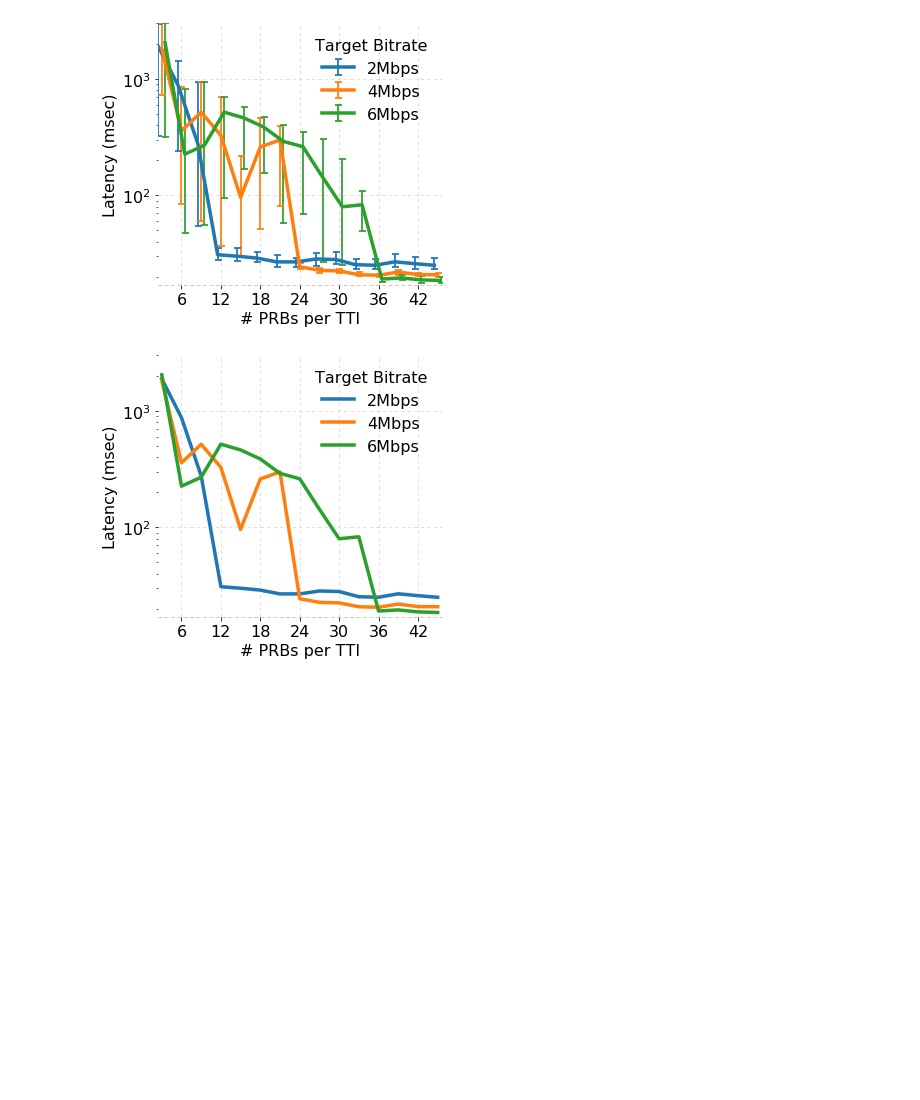
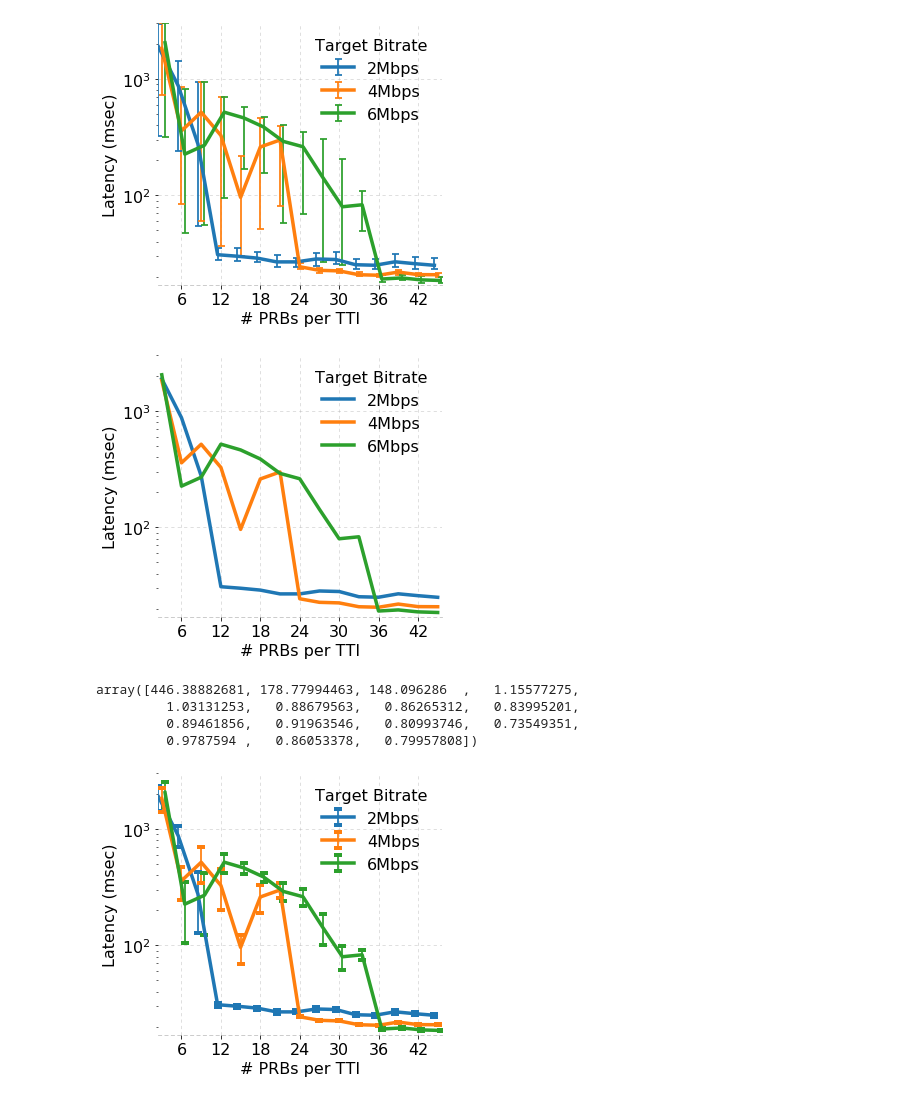
Before and after one commit to serhatarslan-hub/cell-order, a Jupyter notebook: analysis/cell-order-lat-eval-3.ipynb, the cells around one changed output. Saved outputs shown, nothing was run; the diff lists cells and outputs as text; code cells hidden in the pictures; blank space fills up the shorter version.

Commit message:
Shrink error bars for prb vs latency figure to std

```diff
--- a/analysis/cell-order-lat-eval-3.ipynb
+++ b/analysis/cell-order-lat-eval-3.ipynb
@@ -88,6 +88,7 @@ def filter_ue_sla_stats(ue_data, sid):
     ue_data[sid]['filtered_ts_sec'] = []
     ue_data[sid]['filtered_rtt_msec'] = []
     ue_data[sid]['filtered_rtt_margin_msec'] = []
+    ue_data[sid]['filtered_rtt_std_msec'] = []
     ue_data[sid]['filtered_mbps'] = []
     ue_data[sid]['raw_n_rbgs'] = np.array([])
     cur_n_rbg = 1
@@ -109,9 +110,11 @@ def filter_ue_sla_stats(ue_data, sid):
             rtt_mean = np.mean(sla_rtt_msec[lat_outlier_filter])
             ue_data[sid]['filtered_rtt_msec'].append(rtt_mean)
             ue_data[sid]['filtered_rtt_margin_msec'].append([rtt_mean - rtt_lower_limit, rtt_upper_limit - rtt_mean])
+            ue_data[sid]['filtered_rtt_std_msec'].append(np.std(sla_rtt_msec[lat_outlier_filter])/2)
         else:
             ue_data[sid]['filtered_rtt_msec'].append(np.median(sla_rtt_msec))
             ue_data[sid]['filtered_rtt_margin_msec'].append([0, 0])
+            ue_data[sid]['filtered_rtt_std_msec'].append(0)
 
         sla_mbps = ue_data[sid]['raw_mbps'][ts_filter]
         thp_outlier_filter = np.logical_and(sla_mbps <= np.percentile(sla_mbps, 100 - OUTLIER_PERCENTILE),
@@ -129,6 +132,7 @@ def filter_ue_sla_stats(ue_data, sid):
     ue_data[sid]['filtered_ts_sec'] = np.array(ue_data[sid]['filtered_ts_sec'])
     ue_data[sid]['filtered_rtt_msec'] = np.array(ue_data[sid]['filtered_rtt_msec'])
     ue_data[sid]['filtered_rtt_margin_msec'] = np.array(ue_data[sid]['filtered_rtt_margin_msec']).T
+    ue_data[sid]['filtered_rtt_std_msec'] = np.array(ue_data[sid]['filtered_rtt_std_msec'])
     ue_data[sid]['filtered_mbps'] = np.array(ue_data[sid]['filtered_mbps'])
 # %%
 bs_data = {}
@@ -255,3 +259,62 @@ if SAVE_FIG:
 plt.show()
 # %% [output]
 [figure]
+# %%
+ue_data['2M'][active_slice]['filtered_rtt_std_msec']
+# %% [output]
+array([446.38882681, 178.77994463, 148.096286  ,   1.15577275,
+         1.03131253,   0.88679563,   0.86265312,   0.83995201,
+         0.89461856,   0.91963546,   0.80993746,   0.73549351,
+         0.9787594 ,   0.86053378,   0.79957808])
+# %%
+CAPSIZE = LINE_WIDTH + 0.5
+fig, ax1 = plt.subplots(figsize=FIG_SIZE)
+
+ax1.set_xlabel('# PRBs per TTI', fontsize=FONT_SIZE)
+ax1.set_ylabel('Latency (msec)', fontsize=FONT_SIZE)
+
+offset = -0.5
+offset_step = 0.5
+for target_rate, data in ue_data.items():
+    plt.errorbar(np.unique(data[active_slice]['raw_n_rbgs']) * N_PRB_PER_RBG + offset,
+                 data[active_slice]['filtered_rtt_msec'],
+                 yerr=data[active_slice]['filtered_rtt_std_msec'],
+                 label=target_rate+'bps', capsize=CAPSIZE, capthick=CAPSIZE,
+                 elinewidth=LINE_WIDTH/2, linewidth=LINE_WIDTH)
+    offset += offset_step
+
+ax1.tick_params(axis='y', labelsize=FONT_SIZE)
+ax1.tick_params(axis='x', labelsize=FONT_SIZE)
+ax1.set_ylim((17, 3000))
+ax1.xaxis.set_ticks(np.arange(0, 16 * N_PRB_PER_RBG, 6))
+ax1.set_xlim([2.4, 45.6])
+
+ax1.legend(title='Target Bitrate', loc='upper right', frameon=False,
+           title_fontsize=FONT_SIZE, fontsize=FONT_SIZE, markerscale=2,)
+ax1.grid(axis='both', alpha=0.5, linestyle=LINE_STYLE)
+ax1.set_yscale('log')
+
+ax1.spines['top'].set_visible(False)
+ax1.spines['right'].set_visible(False)
+ax1.spines['left'].set_visible(False)
+ax1.spines["right"].set_linestyle(LINE_STYLE)
+ax1.spines["right"].set_alpha(0.5)
+ax1.spines["right"].set_color('gray')
+ax1.spines["left"].set_linestyle(LINE_STYLE)
+ax1.spines["left"].set_alpha(0.5)
+ax1.spines["left"].set_color('gray')
+ax1.spines["top"].set_linestyle(LINE_STYLE)
+ax1.spines["top"].set_alpha(0.5)
+ax1.spines["top"].set_color('gray')
+ax1.spines["bottom"].set_linestyle(LINE_STYLE)
+ax1.spines["bottom"].set_alpha(0.5)
+ax1.spines["bottom"].set_color('gray')
+
+fig.tight_layout()  # otherwise the right y-label is slightly clipped
+
+if SAVE_FIG:
+    plt.savefig(reservation_out_dir + 'std_lat_vs_prbs_for_different_thp.pdf')
+
+plt.show()
+# %% [output]
+[figure, added]
```
Also changed, not shown: 3 other files.
